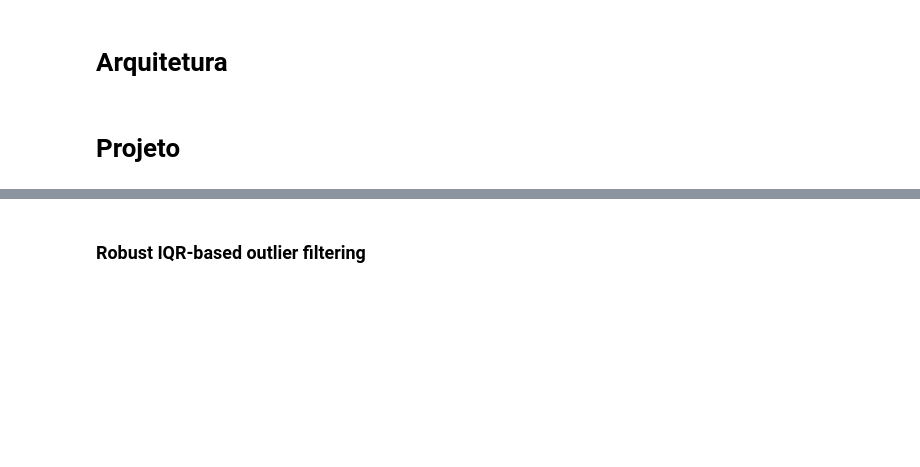
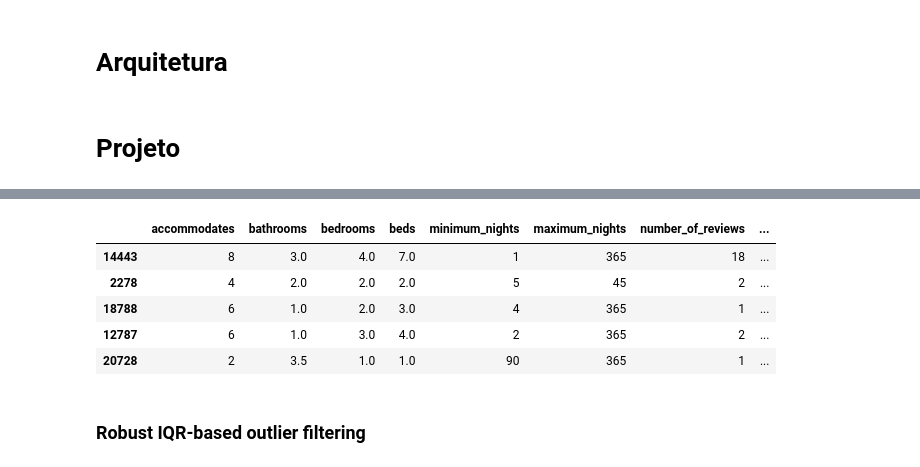
Before and after one commit to polianaraujo/dca0305, a Jupyter notebook: final (2).ipynb, the cells around one changed output, grey strips where cells are left out. Drawn from its saved outputs; the diff is of its cells as text; code cells hidden in the pictures; blank space fills up the shorter version.

```diff
--- a/final (2).ipynb
+++ b/final (2).ipynb
@@ -217,23 +252,37 @@ df = pd.read_csv("listings.csv")
 # %%
 target_columns = [
     # Numéricas originais
-    "accommodates",      # Number of guests the property can host
-    "bathrooms",         # Number of bathrooms available
-    "bedrooms",          # Number of bedrooms available
-    "beds",              # Number of beds available
-    "minimum_nights",    # Minimum nights required for a booking
-    "maximum_nights",    # Maximum nights allowed for a booking
+    "accommodates",      # O número máximo de hóspedes que a propriedade pode receber.
+    "bathrooms",         # O número de banheiros.
+    "bedrooms",          # O número de quartos.
+    "beds",              # O número de camas.
+    "minimum_nights",    # O número mínimo de noites exigido para fazer uma reserva.
+    "maximum_nights",    # O número máximo de noites exigido para fazer uma reserva.
     "number_of_reviews", # Total reviews given by past guests
+    "latitude",
+    "longitude",
+
     # Categóricas e de texto
-    "room_type",
-    "host_is_superhost",
-    "amenities",
+    # "neighbourhood_cleansed", # O bairro da propriedade, padronizado e confirmado pelo Airbnb (mais confiável para análise). Ipanema, Copacabana, Flamengo, etc.
+    "room_type", # Define o tipo de aluguel: "Entire home/apt" (espaço inteiro), "Private room" (quarto privado) ou "Shared room" (quarto compartilhado).
+    "amenities", # Uma lista de todas as comodidades oferecidas, como "Wifi", "Ar condicionado", "Cozinha", etc.
+
+    "review_scores_rating", # A pontuação média geral das avaliações (geralmente de 1 a 5).
+    "review_scores_accuracy", # A pontuação média para a precisão (se o anúncio corresponde à realidade).
+
+
     # Alvo
-    "price"
+    "price" # O preço da diária em moeda local (BRL).
 
-    #"review_scores_rating"
 ]
 
 
 rio_listings = df[target_columns].copy()
-# rio_listings.sample(5)
+rio_listings.sample(5)
+# %% [output]
+|  | accommodates | bathrooms | bedrooms | beds | minimum_nights | maximum_nights | number_of_reviews | ... |
+| 14443 | 8 | 3.0 | 4.0 | 7.0 | 1 | 365 | 18 | ... |
+| 2278 | 4 | 2.0 | 2.0 | 2.0 | 5 | 45 | 2 | ... |
+| 18788 | 6 | 1.0 | 2.0 | 3.0 | 4 | 365 | 1 | ... |
+| 12787 | 6 | 1.0 | 3.0 | 4.0 | 2 | 365 | 2 | ... |
+| 20728 | 2 | 3.5 | 1.0 | 1.0 | 90 | 365 | 1 | ... |
```
Also changed, not shown: parts of 23 cells of this notebook, 3 other files.
